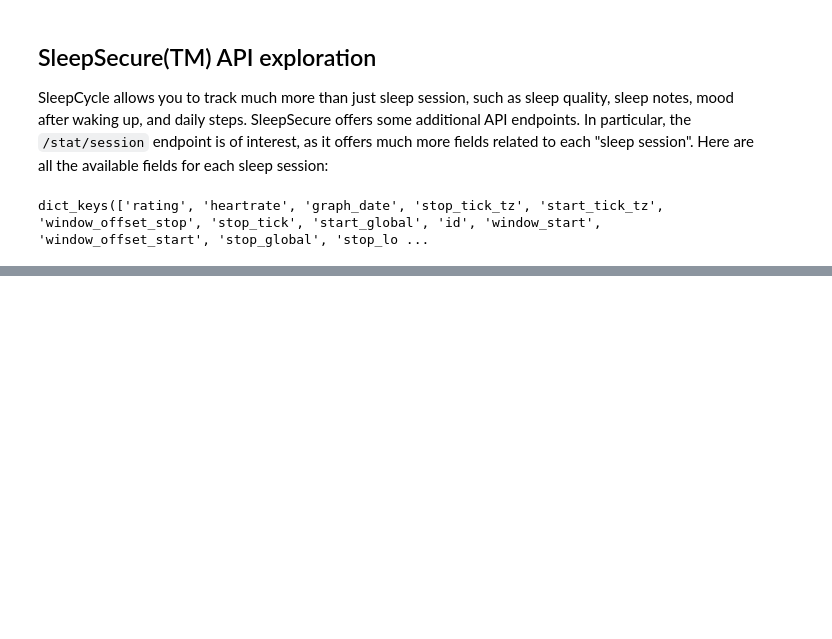
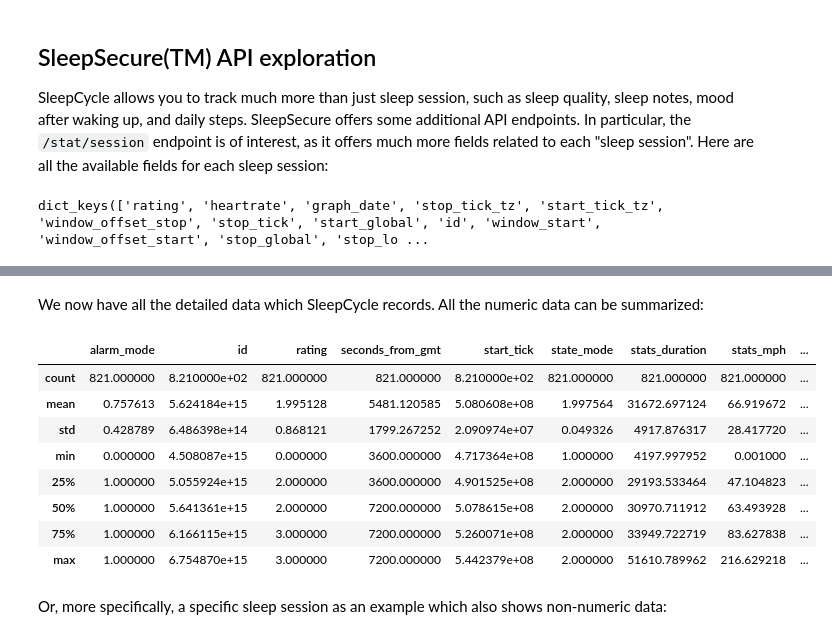
Before and after one commit to JakobGM/quelf, a Jupyter notebook: sleepcycle.ipynb, the cells around one changed output, grey strips where cells are left out. Cells and saved outputs as stored; diff of their text form; code cells hidden in the pictures; blank space fills up the shorter version.

Commit message:
Insert sleep sessions into DataFrame

```diff
--- a/sleepcycle.ipynb
+++ b/sleepcycle.ipynb
@@ -136,0 +149,18 @@ dict_keys(['rating', 'heartrate', 'graph_date', 'stop_tick_tz', 'start_tick_tz',
+# %%
+sc.update_sleep_sessions_cache()
+# %% [markdown]
+We now have all the detailed data which SleepCycle records. All the numeric data can be summarized:
+# %%
+sc.sleep_sessions.describe()
+# %% [output]
+|  | alarm_mode | id | rating | seconds_from_gmt | start_tick | state_mode | stats_duration | stats_mph | ... |
+| count | 821.000000 | 8.210000e+02 | 821.000000 | 821.000000 | 8.210000e+02 | 821.000000 | 821.000000 | 821.000000 | ... |
+| mean | 0.757613 | 5.624184e+15 | 1.995128 | 5481.120585 | 5.080608e+08 | 1.997564 | 31672.697124 | 66.919672 | ... |
+| std | 0.428789 | 6.486398e+14 | 0.868121 | 1799.267252 | 2.090974e+07 | 0.049326 | 4917.876317 | 28.417720 | ... |
+| min | 0.000000 | 4.508087e+15 | 0.000000 | 3600.000000 | 4.717364e+08 | 1.000000 | 4197.997952 | 0.001000 | ... |
+| 25% | 1.000000 | 5.055924e+15 | 2.000000 | 3600.000000 | 4.901525e+08 | 2.000000 | 29193.533464 | 47.104823 | ... |
+| 50% | 1.000000 | 5.641361e+15 | 2.000000 | 7200.000000 | 5.078615e+08 | 2.000000 | 30970.711912 | 63.493928 | ... |
+| 75% | 1.000000 | 6.166115e+15 | 3.000000 | 7200.000000 | 5.260071e+08 | 2.000000 | 33949.722719 | 83.627838 | ... |
+| max | 1.000000 | 6.754870e+15 | 3.000000 | 7200.000000 | 5.442379e+08 | 2.000000 | 51610.789962 | 216.629218 | ... |
+# %% [markdown]
+Or, more specifically, a specific sleep session as an example which also shows non-numeric data:
```
Also changed, not shown: parts of 4 cells of this notebook, 1 other file.
